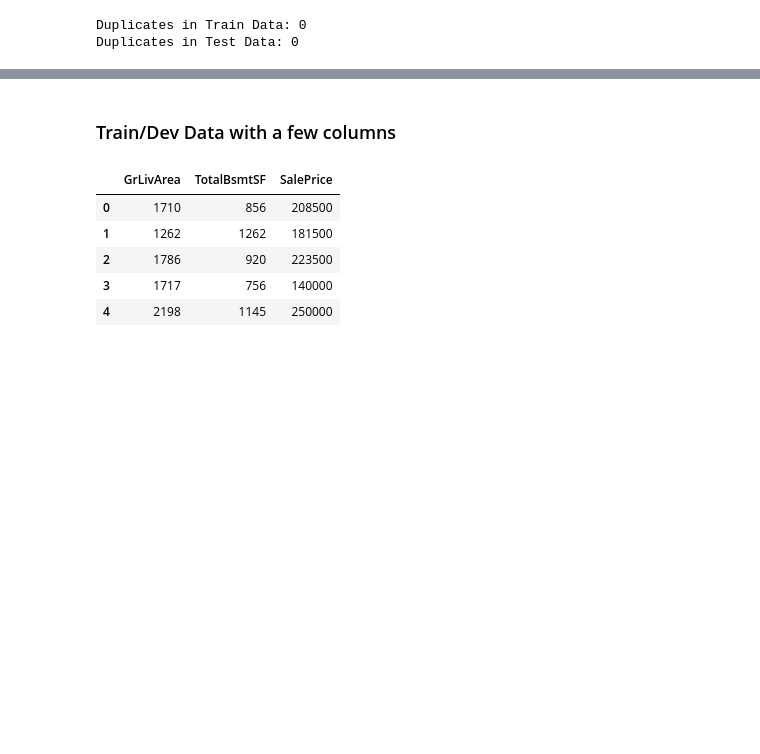
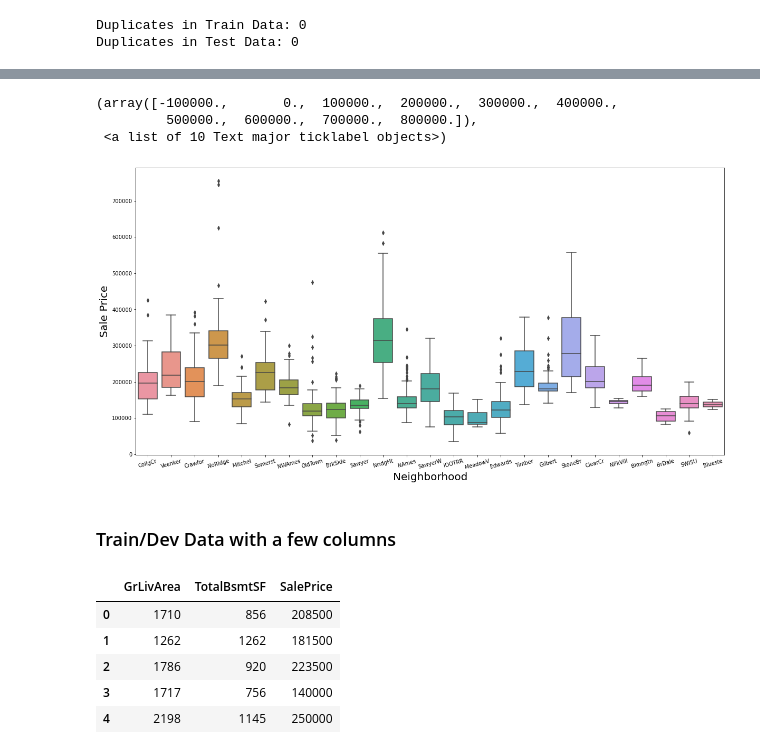
Before and after one commit to CSJohnLee/house_price_prediction, a Jupyter notebook: house_price_lee.ipynb, the cells around one changed output, grey strips where cells are left out. Drawn from its saved outputs; the diff is of its cells as text; code cells hidden in the pictures; blank space fills up the shorter version.

```diff
--- a/house_price_lee.ipynb
+++ b/house_price_lee.ipynb
@@ -241,3 +218,16 @@ Duplicates in Test Data: 0
+# %%
+#Correlations between Sales Price & Categorical Feature
+plt.figure(figsize=(20,10))
+b= sns.boxplot(train_df_raw.Neighborhood, train_df_raw.SalePrice)  #can also do violinplot
+b.set_xlabel("Neighborhood", fontsize=20)
+b.set_ylabel("Sale Price", fontsize=20)
+plt.xticks(fontsize=10, rotation=15)
+plt.yticks(fontsize=10)
+# %% [output]
+(array([-100000.,       0.,  100000.,  200000.,  300000.,  400000.,
+         500000.,  600000.,  700000.,  800000.]),
+ <a list of 10 Text major ticklabel objects>)
+[figure, added]
 # %% [markdown]
 ### Train/Dev Data with a few columns
 # %%
```
Also changed, not shown: parts of 24 cells of this notebook.
